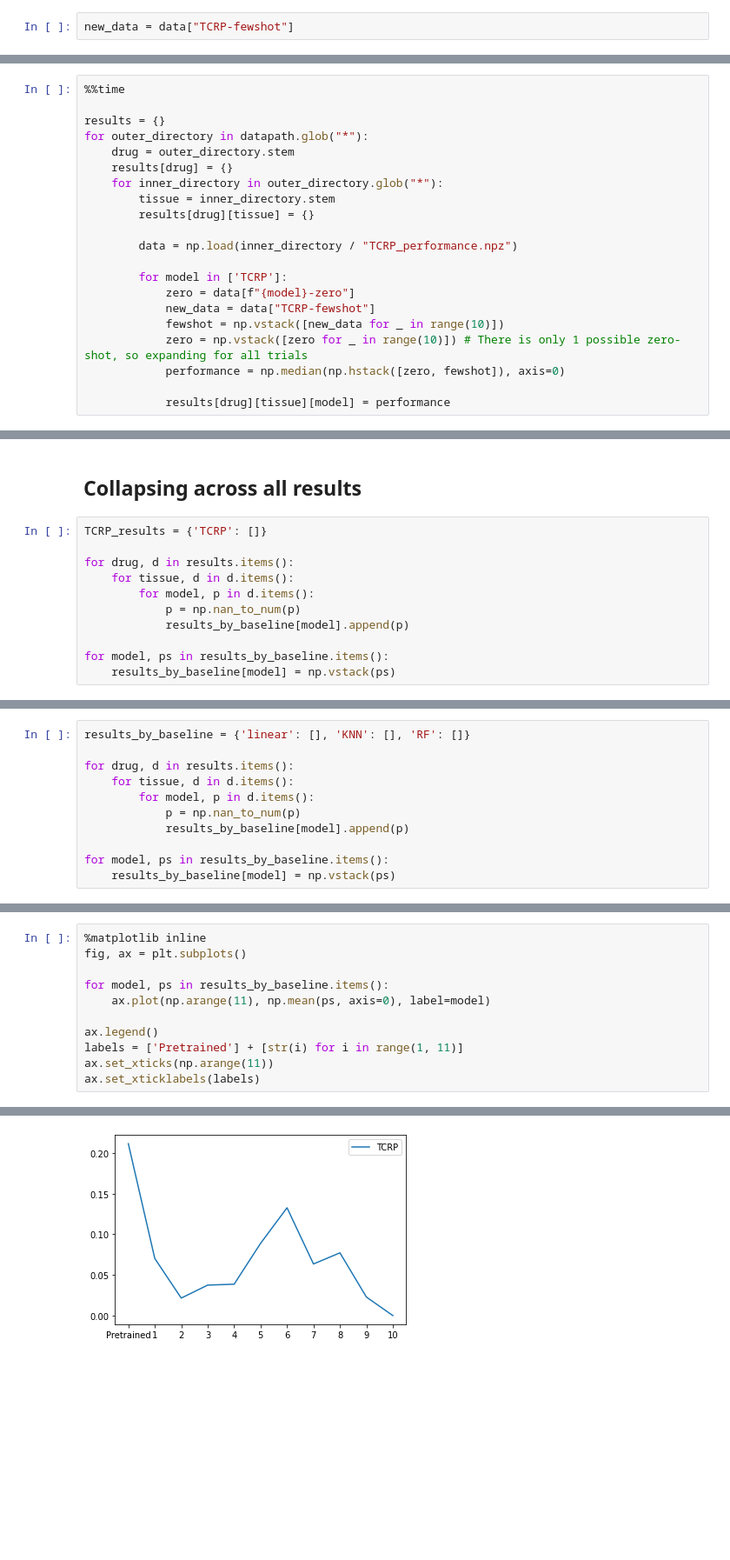
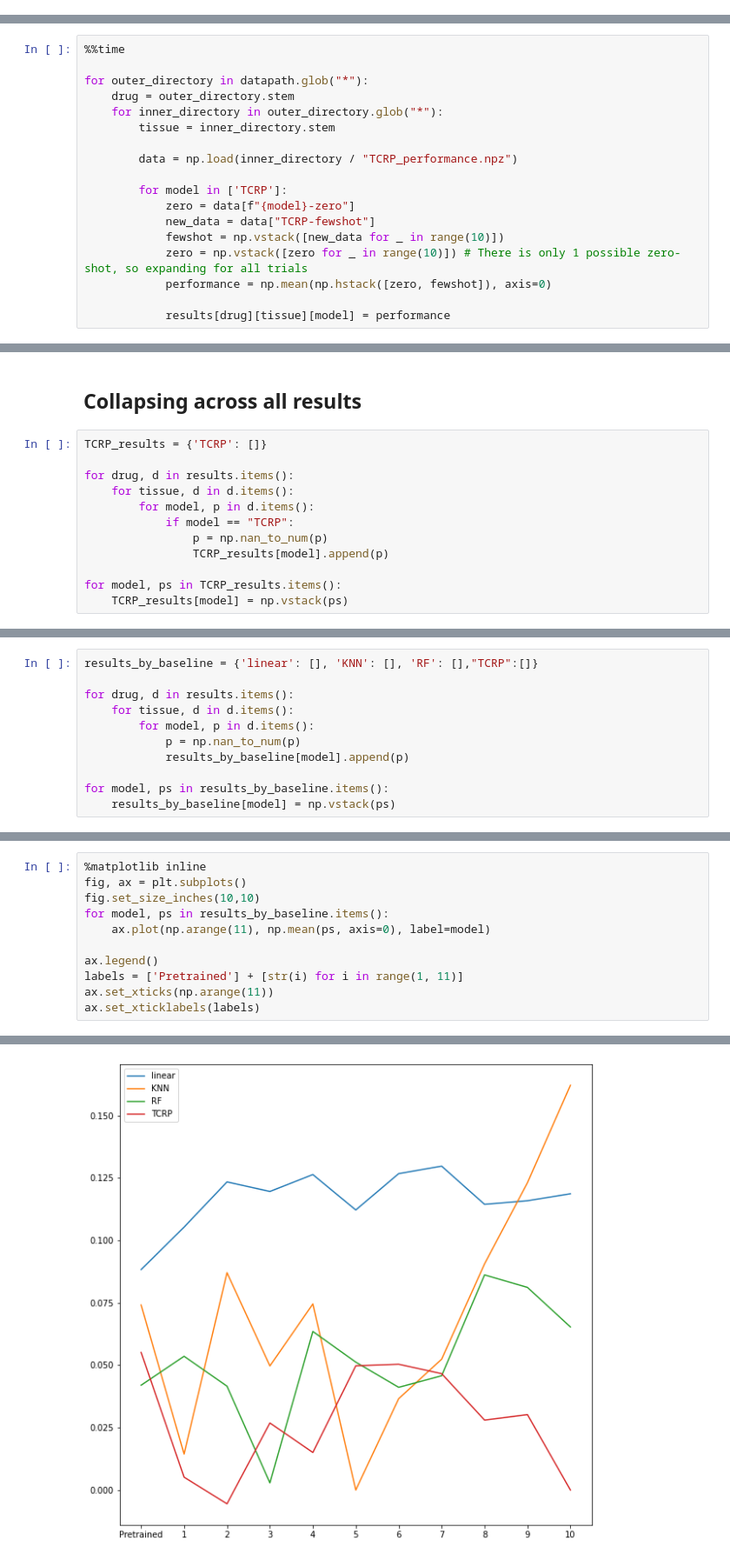
Before and after one commit to JDACS4C-IMPROVE/TCRP_pipeline, a Jupyter notebook: code/tcrp/model_comparisons/1-gather-baselines.ipynb, the cells around one changed output, grey strips where cells are left out. Shown: that part at 87% size. Saved outputs shown, nothing was run; the diff lists cells and outputs as text; blank space fills up the shorter version.

```diff
--- a/code/tcrp/model_comparisons/1-gather-baselines.ipynb
+++ b/code/tcrp/model_comparisons/1-gather-baselines.ipynb
@@ -42,5 +58,3 @@ datapath = Path("/data/TCRP_performances")
-# %%
-new_data = data["TCRP-fewshot"]
 # %%
 zero
 # %% [output]
@@ -57,13 +71,10 @@ array([[0.21156129],
 # %%
 %%time
 
-results = {}
 for outer_directory in datapath.glob("*"):
     drug = outer_directory.stem
-    results[drug] = {}
     for inner_directory in outer_directory.glob("*"):
         tissue = inner_directory.stem
-        results[drug][tissue] = {}
 
         data = np.load(inner_directory / "TCRP_performance.npz")
 
@@ -72,7 +83,7 @@ for outer_directory in datapath.glob("*"):
             new_data = data["TCRP-fewshot"]
             fewshot = np.vstack([new_data for _ in range(10)])
             zero = np.vstack([zero for _ in range(10)]) # There is only 1 possible zero-shot, so expanding for all trials
-            performance = np.median(np.hstack([zero, fewshot]), axis=0)
+            performance = np.mean(np.hstack([zero, fewshot]), axis=0)
 
             results[drug][tissue][model] = performance
 # %% [output]
@@ -86,8 +117,9 @@ TCRP_results = {'TCRP': []}
 for drug, d in results.items():
     for tissue, d in d.items():
         for model, p in d.items():
-            p = np.nan_to_num(p)
-            results_by_baseline[model].append(p)
+            if model == "TCRP":
+                p = np.nan_to_num(p)
+                TCRP_results[model].append(p)
 
-for model, ps in results_by_baseline.items():
-    results_by_baseline[model] = np.vstack(ps)
+for model, ps in TCRP_results.items():
+    TCRP_results[model] = np.vstack(ps)
@@ -94,5 +146,5 @@ for model, ps in results_by_baseline.items():
 # %%
-results_by_baseline = {'linear': [], 'KNN': [], 'RF': []}
+results_by_baseline = {'linear': [], 'KNN': [], 'RF': [],"TCRP":[]}
 
 for drug, d in results.items():
     for tissue, d in d.items():
@@ -113,24 +169,24 @@ for model, ps in results_by_baseline.items():
 # %%
 %matplotlib inline
 fig, ax = plt.subplots()
-
+fig.set_size_inches(10,10)
 for model, ps in results_by_baseline.items():
     ax.plot(np.arange(11), np.mean(ps, axis=0), label=model)
 
 ax.legend()
 labels = ['Pretrained'] + [str(i) for i in range(1, 11)]
 ax.set_xticks(np.arange(11))
 ax.set_xticklabels(labels)
 # %% [output]
 [Text(0, 0, 'Pretrained'),
  Text(1, 0, '1'),
  Text(2, 0, '2'),
  Text(3, 0, '3'),
  Text(4, 0, '4'),
  Text(5, 0, '5'),
  Text(6, 0, '6'),
  Text(7, 0, '7'),
  Text(8, 0, '8'),
  Text(9, 0, '9'),
  Text(10, 0, '10')]
-[figure, old version]
+[figure, new version]
```
Also changed, not shown: parts of 19 cells of this notebook, 4 other files.
